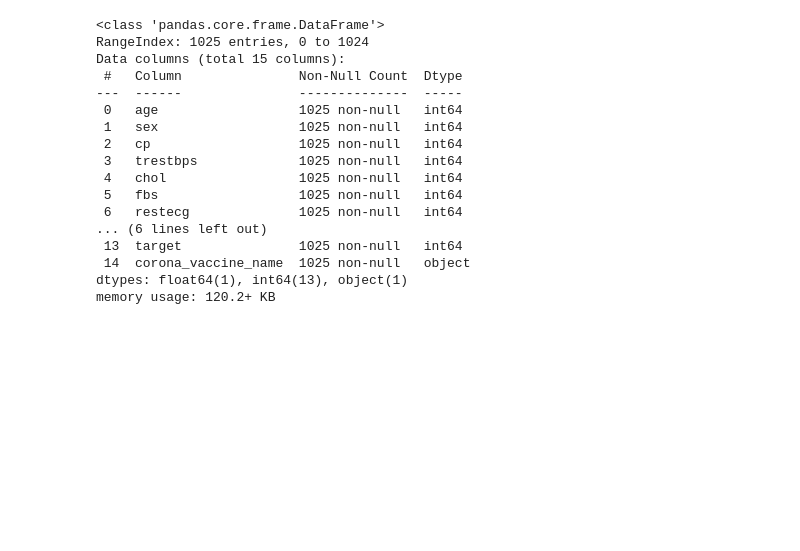
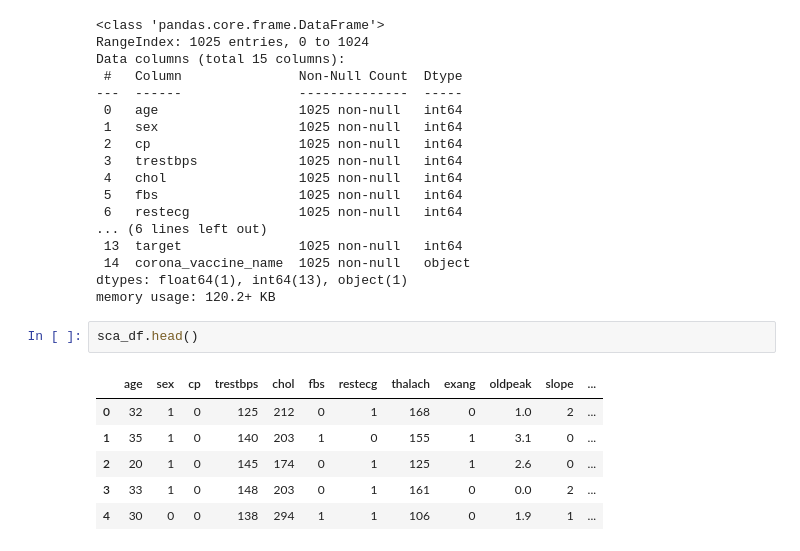
Before and after one commit to Mihishi/sca-supervised-prediction-model, a Jupyter notebook: sudden_cardiac_arrest.ipynb, the cells around one changed output. Drawn from its saved outputs; the diff is of its cells as text; blank space fills up the shorter version.

```diff
--- a/sudden_cardiac_arrest.ipynb
+++ b/sudden_cardiac_arrest.ipynb
@@ -57,3 +57,12 @@ Data columns (total 15 columns):
  14  corona_vaccine_name  1025 non-null   object
 dtypes: float64(1), int64(13), object(1)
 memory usage: 120.2+ KB
+# %%
+sca_df.head()
+# %% [output]
+|  | age | sex | cp | trestbps | chol | fbs | restecg | thalach | exang | oldpeak | slope | ... |
+| 0 | 32 | 1 | 0 | 125 | 212 | 0 | 1 | 168 | 0 | 1.0 | 2 | ... |
+| 1 | 35 | 1 | 0 | 140 | 203 | 1 | 0 | 155 | 1 | 3.1 | 0 | ... |
+| 2 | 20 | 1 | 0 | 145 | 174 | 0 | 1 | 125 | 1 | 2.6 | 0 | ... |
+| 3 | 33 | 1 | 0 | 148 | 203 | 0 | 1 | 161 | 0 | 0.0 | 2 | ... |
+| 4 | 30 | 0 | 0 | 138 | 294 | 1 | 1 | 106 | 0 | 1.9 | 1 | ... |
```
Also changed, not shown: parts of 7 cells of this notebook.
